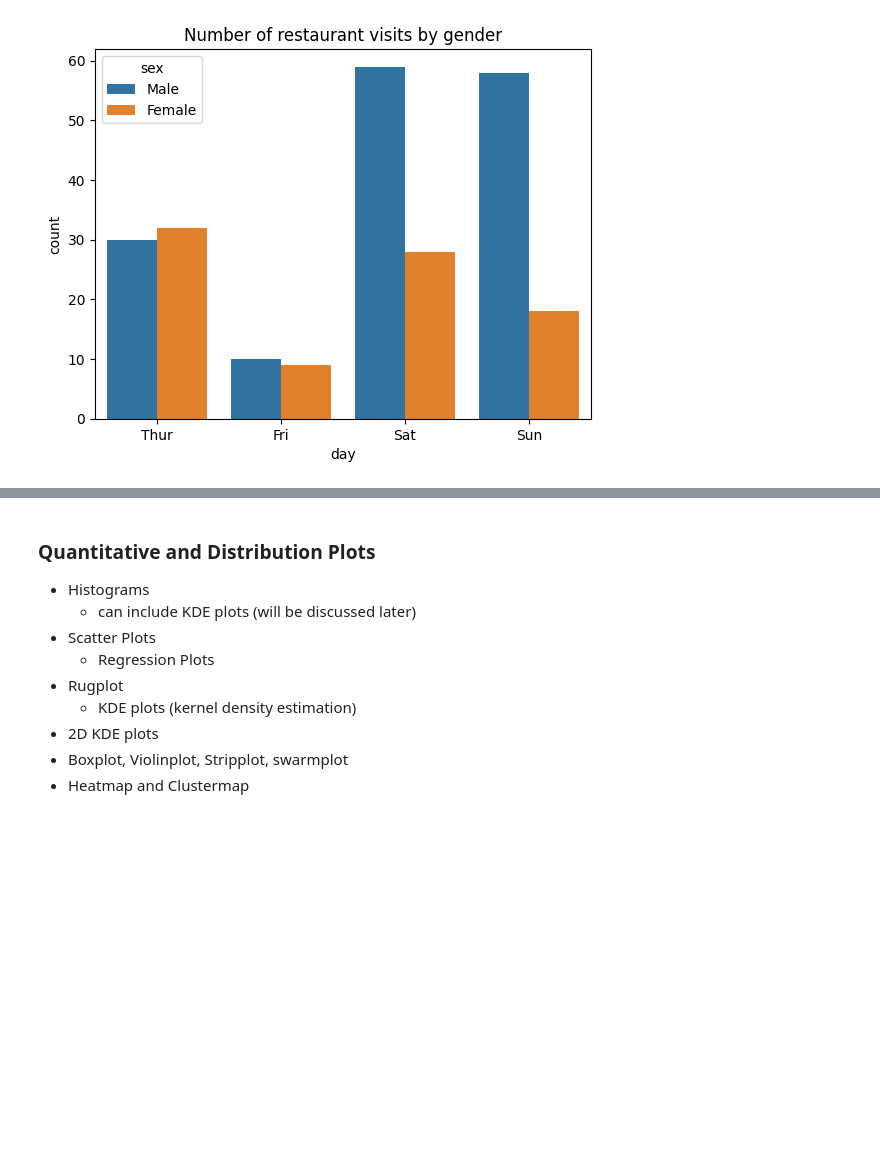
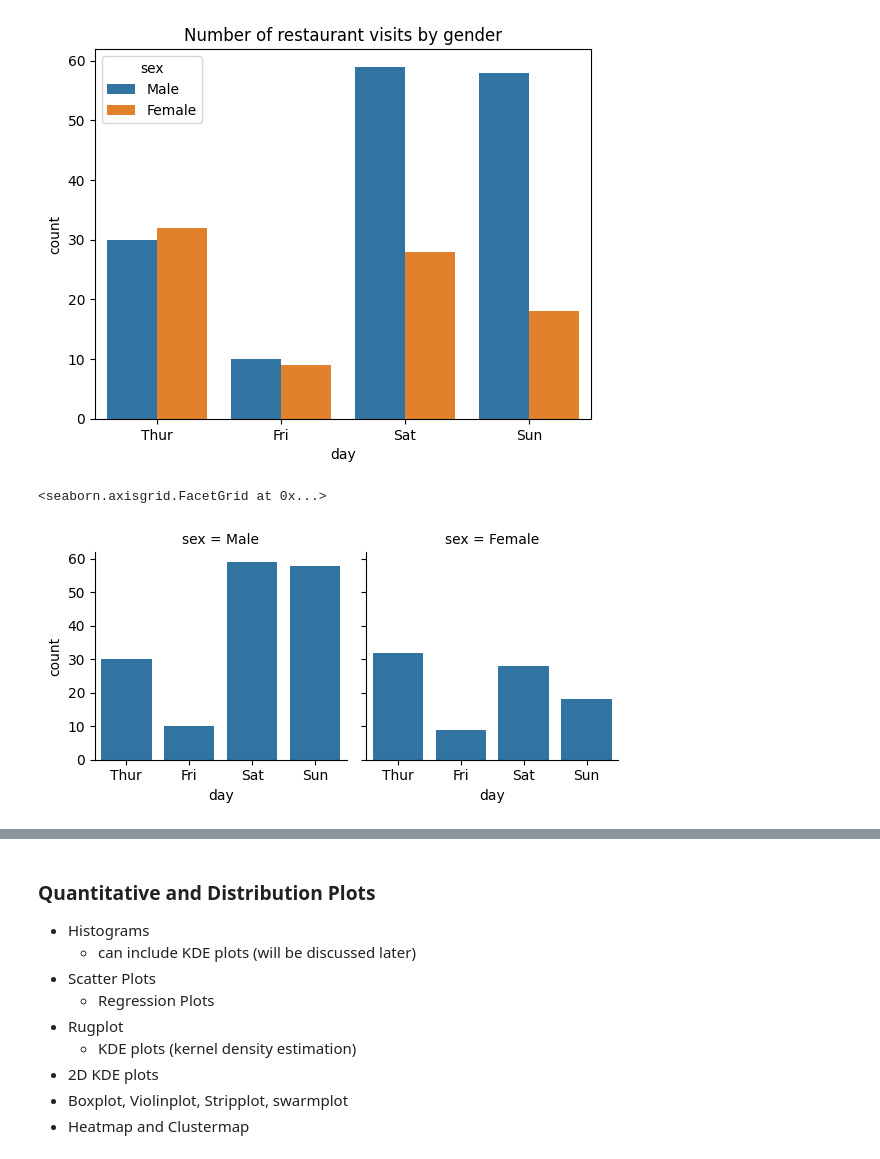
Before and after one commit to drolsonmi/math3080, a Jupyter notebook: Notes/08b Graphs_Seaborn.ipynb, the cells around one changed output, grey strips where cells are left out. Cells and saved outputs as stored; diff of their text form; code cells hidden in the pictures; blank space fills up the shorter version.

Commit message:
Update to Graphs Lectures

```diff
--- a/Notes/08b Graphs_Seaborn.ipynb
+++ b/Notes/08b Graphs_Seaborn.ipynb
@@ -32,3 +32,10 @@ plt.title('Number of restaurant visits by gender')
 # %% [output]
 Text(0.5, 1.0, 'Number of restaurant visits by gender')
 [figure]
+# %%
+# Multiple Graphs, separated by category
+g = sns.FacetGrid(data = tips, col = 'sex')
+g.map(sns.countplot, 'day')
+# %% [output]
+<seaborn.axisgrid.FacetGrid at 0x...>
+[figure, added]
```
Also changed, not shown: parts of 2 cells of this notebook, 3 other files.
